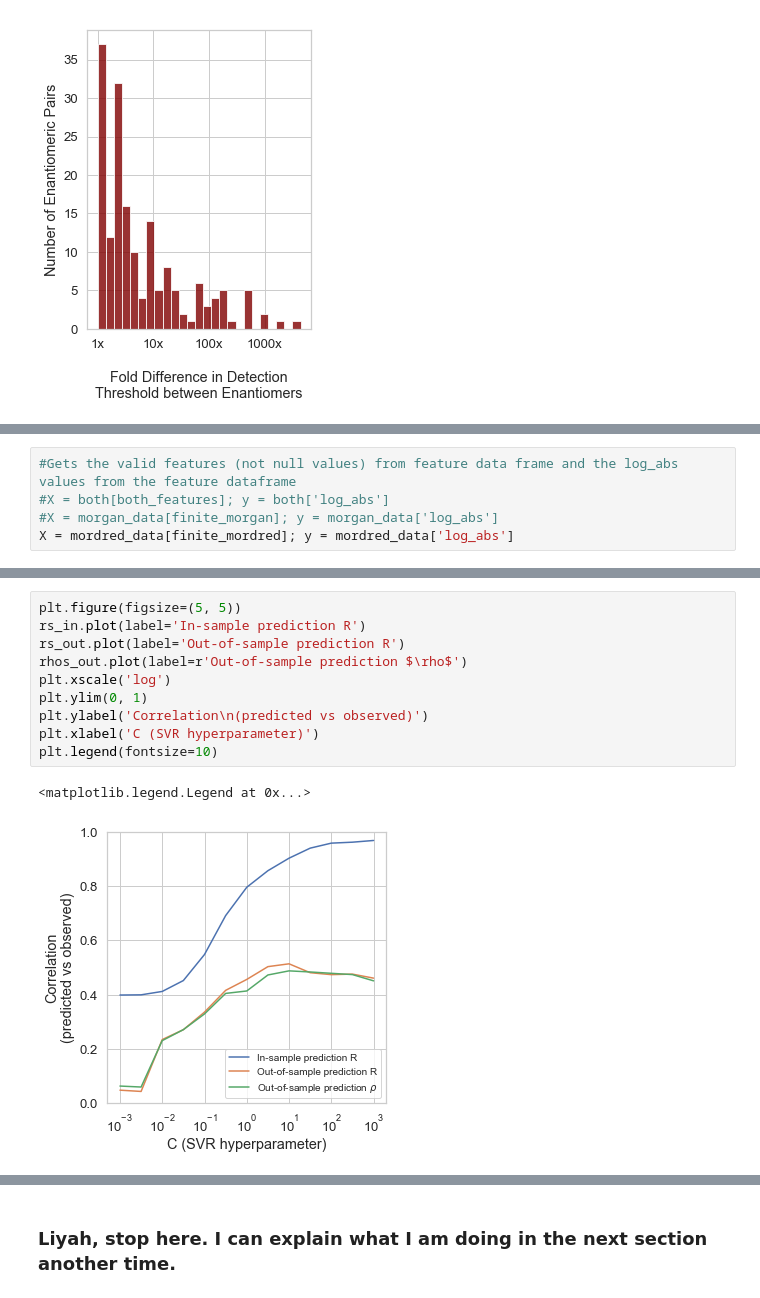
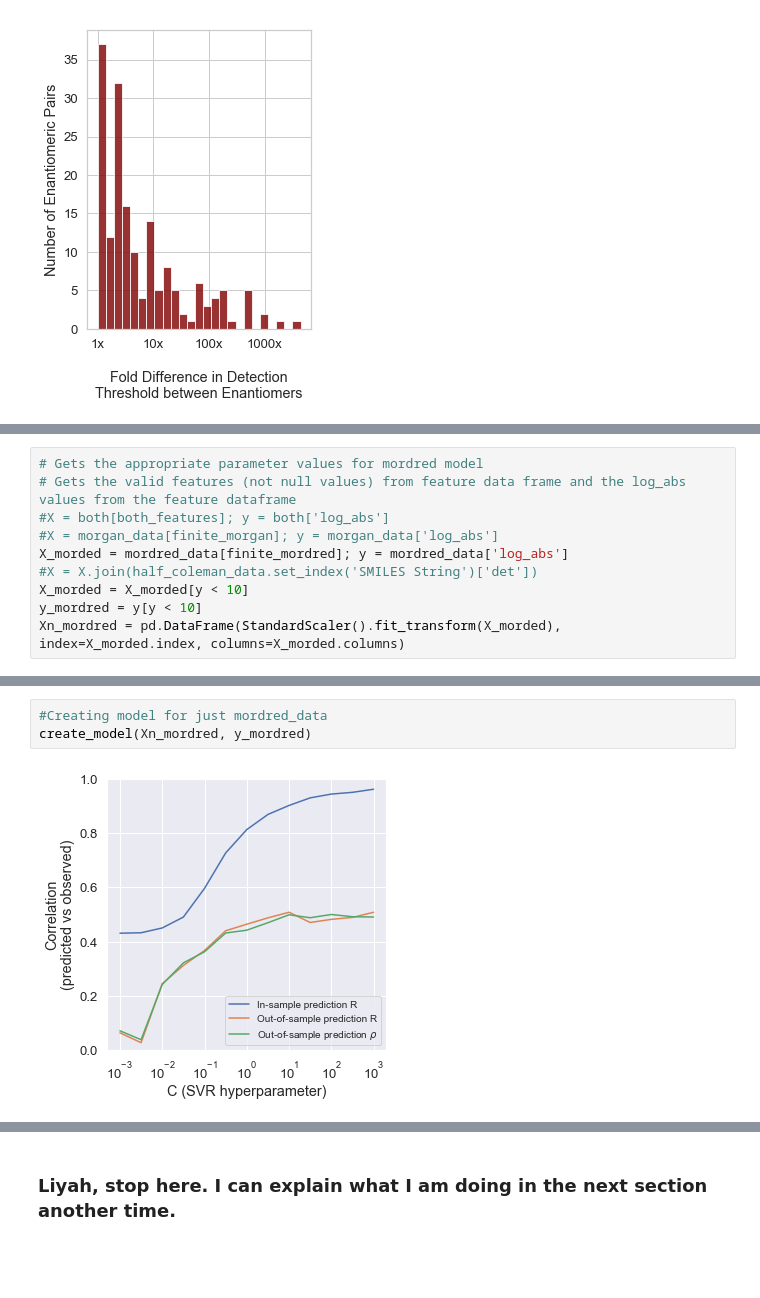
Before and after one commit to rgerkin/enantiomerlist, a Jupyter notebook: OdorantModel.ipynb, the cells around one changed output, grey strips where cells are left out. Saved outputs shown, nothing was run; the diff lists cells and outputs as text; blank space fills up the shorter version.

Commit message:
google embeddings with mordred and morgan models

```diff
--- a/OdorantModel.ipynb
+++ b/OdorantModel.ipynb
@@ -180,5 +266,10 @@ Text(0, 0.5, 'Number of Enantiomeric Pairs')
 # %%
-#Gets the valid features (not null values) from feature data frame and the log_abs values from the feature dataframe
+# Gets the appropriate parameter values for mordred model
+# Gets the valid features (not null values) from feature data frame and the log_abs values from the feature dataframe
 #X = both[both_features]; y = both['log_abs']
 #X = morgan_data[finite_morgan]; y = morgan_data['log_abs']
-X = mordred_data[finite_mordred]; y = mordred_data['log_abs']
+X_morded = mordred_data[finite_mordred]; y = mordred_data['log_abs']
+#X = X.join(half_coleman_data.set_index('SMILES String')['det'])
+X_morded = X_morded[y < 10]
+y_mordred = y[y < 10]
+Xn_mordred = pd.DataFrame(StandardScaler().fit_transform(X_morded), index=X_morded.index, columns=X_morded.columns)
@@ -220,13 +276,5 @@ for C in tqdm(Cs):
-# %%
-plt.figure(figsize=(5, 5))
-rs_in.plot(label='In-sample prediction R')
-rs_out.plot(label='Out-of-sample prediction R')
-rhos_out.plot(label=r'Out-of-sample prediction $\rho$')
-plt.xscale('log')
-plt.ylim(0, 1)
-plt.ylabel('Correlation\n(predicted vs observed)')
-plt.xlabel('C (SVR hyperparameter)')
-plt.legend(fontsize=10)
-# %% [output]
-<matplotlib.legend.Legend at 0x...>
-[figure, removed]
+# %%
+#Creating model for just mordred_data
+create_model(Xn_mordred, y_mordred)
+# %% [output]
+[figure, added]
```
Also changed, not shown: parts of 22 cells of this notebook, 1 other file.
